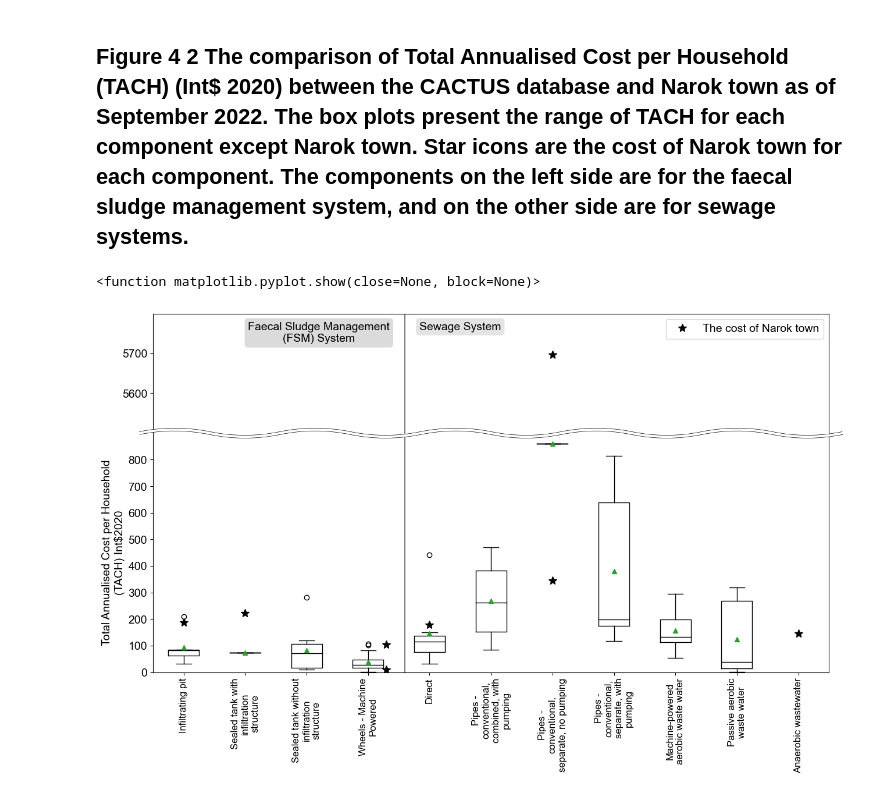
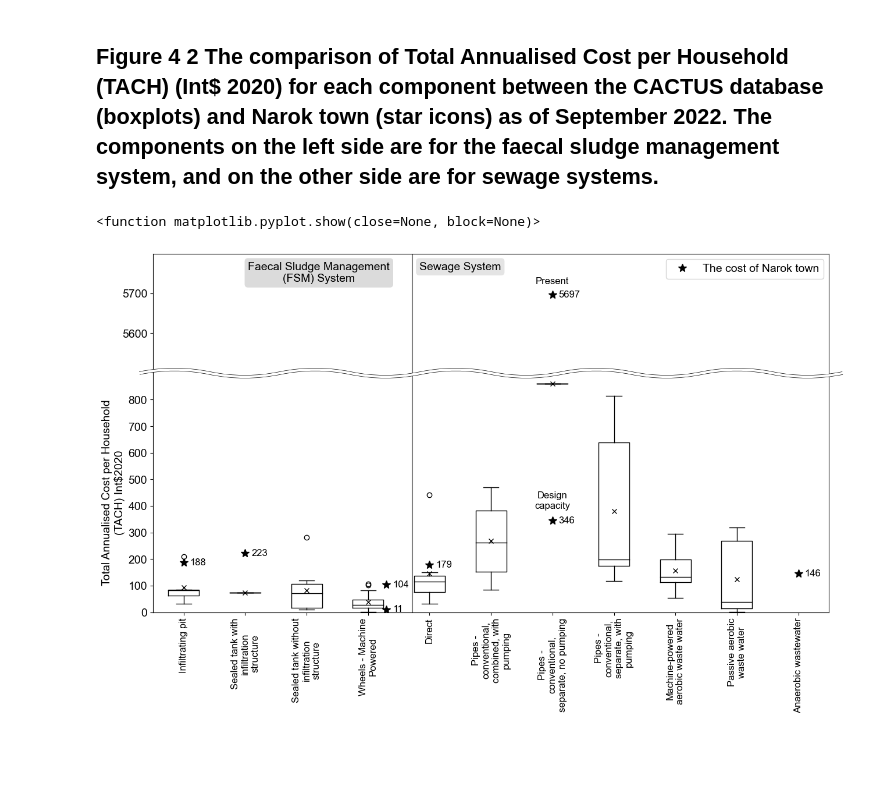
Before and after one commit to JinIgarashi/cactus-narok-figures, a Jupyter notebook: Figure4-2 Component compare.ipynb, the cells around one changed output. Cells and saved outputs as stored; diff of their text form; code cells hidden in the pictures; blank space fills up the shorter version.

```diff
--- a/Figure4-2 Component compare.ipynb
+++ b/Figure4-2 Component compare.ipynb
@@ -1,5 +1,5 @@
 # %% [markdown]
-## Figure 4 2 The comparison of Total Annualised Cost per Household (TACH) (Int$ 2020) between the CACTUS database and Narok town as of September 2022. The box plots present the range of TACH for each component except Narok town. Star icons are the cost of Narok town for each component. The components on the left side are for the faecal sludge management system, and on the other side are for sewage systems.
+## Figure 4 2 The comparison of Total Annualised Cost per Household (TACH) (Int$ 2020) for each component between the CACTUS database (boxplots) and Narok town (star icons) as of September 2022. The components on the left side are for the faecal sludge management system, and on the other side are for sewage systems.
 # %%
 import pandas as pd
 import matplotlib.pyplot as plt
@@ -36,7 +36,10 @@ for index, ax in enumerate(axs):
 
     data = [group[1]['tach'] for group in groups]
 
-    bp = ax.boxplot(data, showmeans=True)
+    bp = ax.boxplot(
+        data,
+        showmeans=True,
+        meanprops = {'marker': 'x', 'markerfacecolor': 'k', 'markeredgecolor':'k', 'markersize': 6})
 
     # make median line black
     for median in bp['medians']:
@@ -54,10 +57,20 @@ for index, ax in enumerate(axs):
 
     ax.plot(narok_data_x, narok_data_y, '*', label="The cost of Narok town", markersize=10, color='k')
 
+    for j, x in enumerate(narok_data_x):
+        value = narok_data_y[j]
+        if index == 0:
+            if value < 5000:
+                continue
+        else:
+            if value > 5000:
+                continue
+        ax.text(x + 0.1, value, f"{value:.0f}", ha='left', va='center', fontsize=12)
+
     # add vertial line to separate FSM and Sewage
     for i in range(len(df)-1):
         if i == 4:
-            ax.axvline(i + 0.6, color='grey', linestyle='-', alpha=1)
+            ax.axvline(i + 0.72, color='grey', linestyle='-', alpha=1)
 
 fig.subplots_adjust(hspace=0.0)
 
@@ -87,31 +100,35 @@ d1 = 0.02 # X軸のはみだし量
 d2 = 0.03 # ニョロ波の高さ
 wn = 21   # ニョロ波の数（奇数値を指定）
 
 pp = (0,d2,0,-d2)
 px = np.linspace(-d1,1+d1,wn)
 py = np.array([1+pp[i%4] for i in range(0,wn)])
 p = Path(list(zip(px,py)), [Path.MOVETO]+[Path.CURVE3]*(wn-1))
 
 line1 = mpatches.PathPatch(p, lw=4, edgecolor='black',
                           facecolor='None', clip_on=False,
                           transform=axs[1].transAxes, zorder=10)
 
 line2 = mpatches.PathPatch(p,lw=3, edgecolor='white',
                            facecolor='None', clip_on=False,
                            transform=axs[1].transAxes, zorder=10,
                            capstyle='round')
 
 a = axs[1].add_patch(line1)
 a = axs[1].add_patch(line2)
 
 # axs[0].set_title(title, loc='center', x=0.5, y=1.03, fontsize=14)
 axs[1].set_ylabel(ylabel, fontsize=14)
 
 axs[0].text(3.2, 5780, 'Faecal Sludge Management\n(FSM) System', fontsize=14, ha='center', va='top', bbox=dict(facecolor='lightgray', edgecolor='none', alpha=0.8, boxstyle='round'))
 axs[0].text(5.5, 5780, 'Sewage System', fontsize=14, ha='center', va='top', bbox=dict(facecolor='lightgray', edgecolor='none', alpha=0.6, boxstyle='round'))
 
+axs[0].text(7, 5730, 'Present', fontsize=12, ha='center', va='center')
+axs[1].text(7, 420, 'Design\ncapacity', fontsize=12, ha='center', va='center')
+
+
 plt.savefig(file_path, format="png", dpi=dpi, transparent=True, bbox_inches='tight')
 plt.show
 # %% [output]
 <function matplotlib.pyplot.show(close=None, block=None)>
-[figure, old version]
+[figure, new version]
```
Also changed, not shown: 5 other files.
